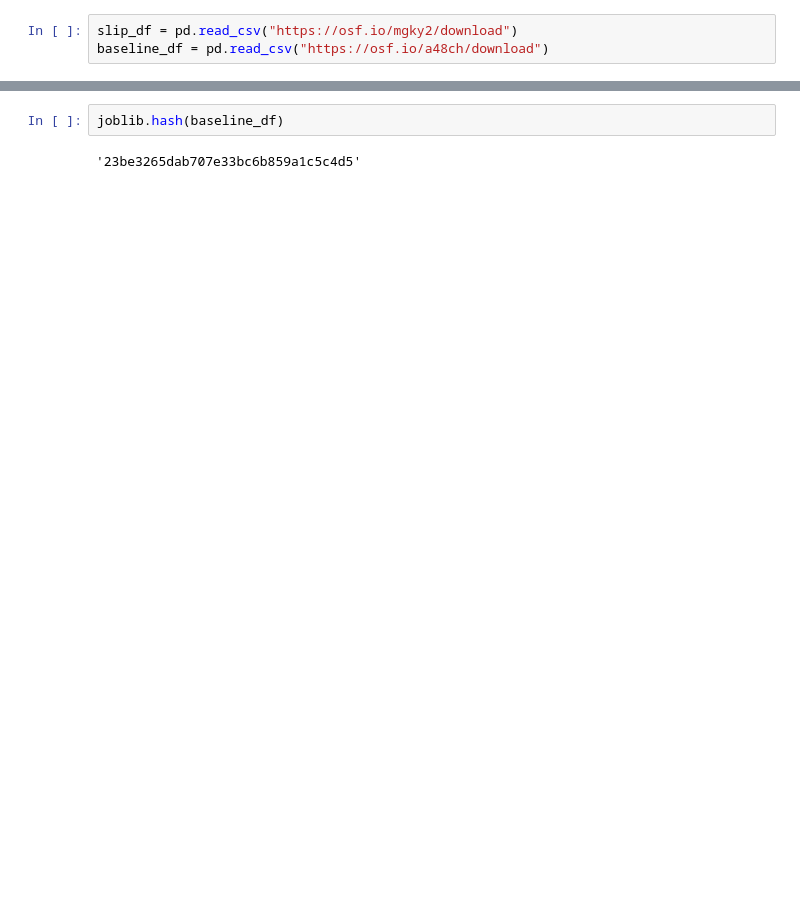
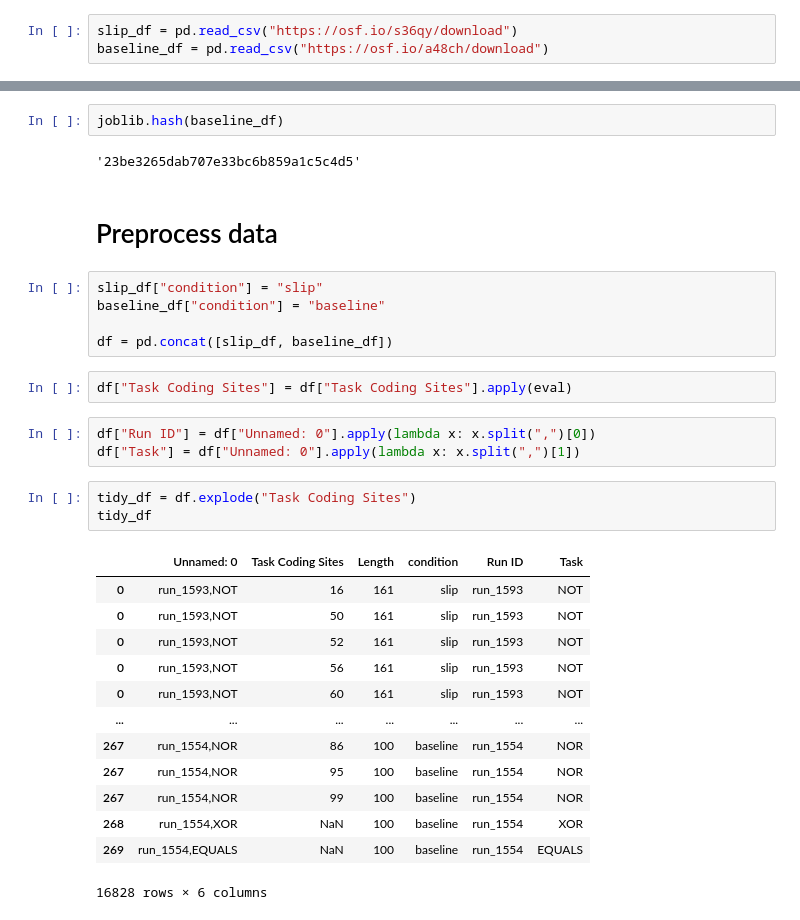
Before and after one commit to chaynes2019/AvidaGeneDupe, a Jupyter notebook: binder/index.ipynb, the cells around one changed output, grey strips where cells are left out. Saved outputs shown, nothing was run; the diff lists cells and outputs as text; blank space fills up the shorter version.

```diff
--- a/binder/index.ipynb
+++ b/binder/index.ipynb
@@ -6,5 +10,5 @@ import pandas as pd
 # %%
-slip_df = pd.read_csv("https://osf.io/mgky2/download")
+slip_df = pd.read_csv("https://osf.io/s36qy/download")
 baseline_df = pd.read_csv("https://osf.io/a48ch/download")
 # %% [markdown]
 ## Reproducibility
@@ -37,3 +41,32 @@ joblib.hash(slip_df)
 joblib.hash(baseline_df)
 # %% [output]
 '23be3265dab707e33bc6b859a1c5c4d5'
+# %% [markdown]
+# Preprocess data
+# %%
+slip_df["condition"] = "slip"
+baseline_df["condition"] = "baseline"
+
+df = pd.concat([slip_df, baseline_df])
+# %%
+df["Task Coding Sites"] = df["Task Coding Sites"].apply(eval)
+# %%
+df["Run ID"] = df["Unnamed: 0"].apply(lambda x: x.split(",")[0])
+df["Task"] = df["Unnamed: 0"].apply(lambda x: x.split(",")[1])
+# %%
+tidy_df = df.explode("Task Coding Sites")
+tidy_df
+# %% [output]
+|  | Unnamed: 0 | Task Coding Sites | Length | condition | Run ID | Task |
+| 0 | run_1593,NOT | 16 | 161 | slip | run_1593 | NOT |
+| 0 | run_1593,NOT | 50 | 161 | slip | run_1593 | NOT |
+| 0 | run_1593,NOT | 52 | 161 | slip | run_1593 | NOT |
+| 0 | run_1593,NOT | 56 | 161 | slip | run_1593 | NOT |
+| 0 | run_1593,NOT | 60 | 161 | slip | run_1593 | NOT |
+| ... | ... | ... | ... | ... | ... | ... |
+| 267 | run_1554,NOR | 86 | 100 | baseline | run_1554 | NOR |
+| 267 | run_1554,NOR | 95 | 100 | baseline | run_1554 | NOR |
+| 267 | run_1554,NOR | 99 | 100 | baseline | run_1554 | NOR |
+| 268 | run_1554,XOR | NaN | 100 | baseline | run_1554 | XOR |
+| 269 | run_1554,EQUALS | NaN | 100 | baseline | run_1554 | EQUALS |
+16828 rows × 6 columns
```
Also changed, not shown: parts of 6 cells of this notebook, 26 other files.
